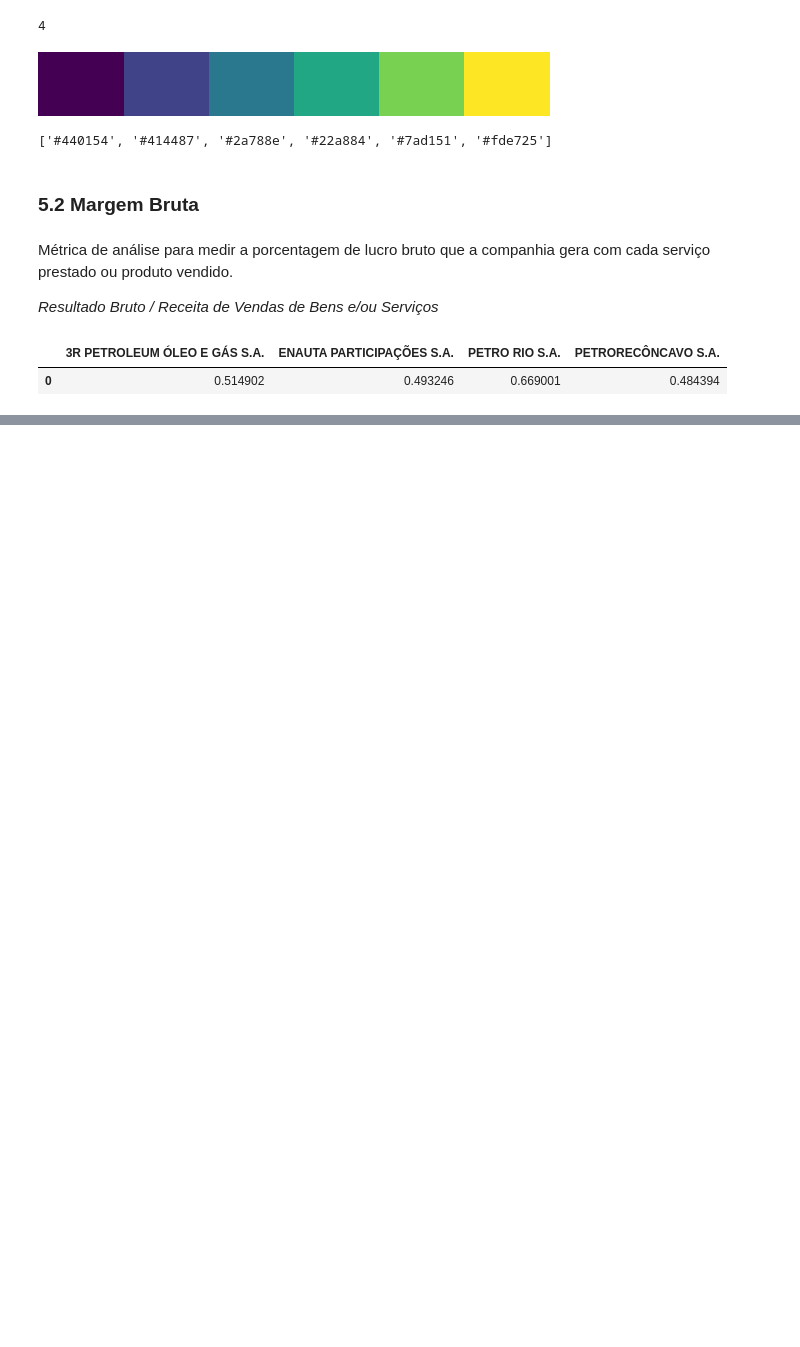
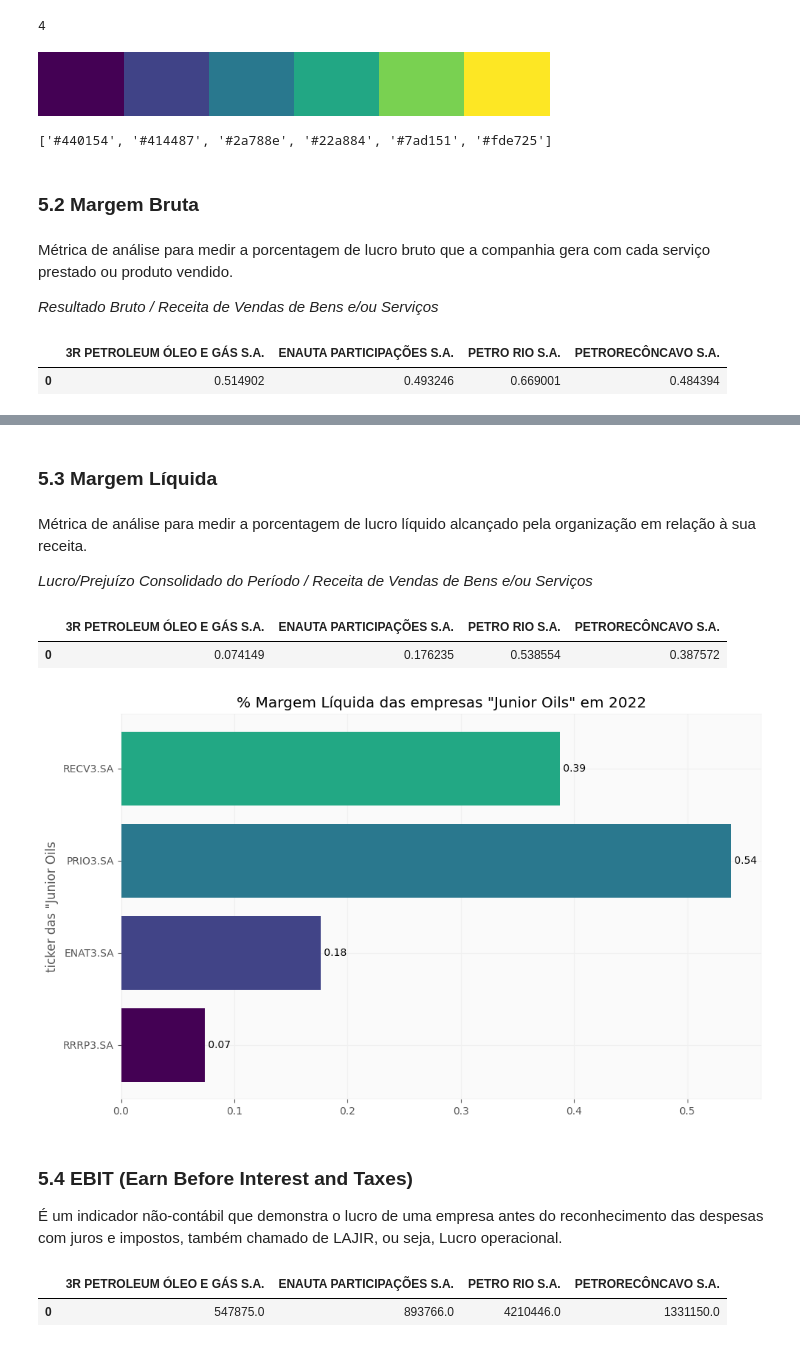
Before and after one commit to Wsouza36/Ciencia-de-Dados---PUC, a Jupyter notebook: MVP_CD_Análise_Financeira.ipynb, the cells around one changed output, grey strips where cells are left out. Cells and saved outputs as stored; diff of their text form; code cells hidden in the pictures; blank space fills up the shorter version.

```diff
--- a/MVP_CD_Análise_Financeira.ipynb
+++ b/MVP_CD_Análise_Financeira.ipynb
@@ -762,0 +763,70 @@ plt.show()
+# %% [markdown]
+### 5.3 Margem Líquida
+# %% [markdown]
+Métrica de análise para medir a porcentagem de lucro líquido alcançado pela organização em relação à sua receita.
+
+*Lucro/Prejuízo Consolidado do Período / Receita de Vendas de Bens e/ou Serviços*
+# %%
+#Criar uma função chamada margem_liquida
+
+margem_liquida = pd.DataFrame()
+
+for i in range(0,n_empresas):
+     calculo_margem_liq = pd.Series((df_dre.loc[lista_de_empresas[i],:].loc['Lucro/Prejuízo Consolidado do Período'].iloc[-1,0])/(df_dre.loc[lista_de_empresas[i],:].loc['Receita de Venda de Bens e/ou Serviços'].iloc[-1,0]))
+     margem_liquida = pd.concat([margem_liquida, calculo_margem_liq], axis=1)
+
+margem_liquida.columns = lista_de_empresas
+
+margem_liquida
+# %% [output]
+|  | 3R PETROLEUM ÓLEO E GÁS S.A. | ENAUTA PARTICIPAÇÕES S.A. | PETRO RIO S.A. | PETRORECÔNCAVO S.A. |
+| 0 | 0.074149 | 0.176235 | 0.538554 | 0.387572 |
+# %%
+# Prepara a figura (fig) e a área do gráfico (ax) com largura 10 e altura 6 (em polegadas)
+fig, ax = plt.subplots(figsize = (10, 6))
+
+# Plota o gráfico de barras
+b1 = ax.barh(y = tickers, width = margem_liquida.iloc[-1], color = coresViridis)
+
+# Acrescenta os valores sobre as barras
+for i, rect in enumerate(b1.patches):
+    width = rect.get_width()
+    ax.text(
+        x = width,                             # posição x
+        y = rect.get_y() + rect.get_height() / 2,   # posição y
+        s = " {:.2f}".format(rect.get_width()),      # string com o valor
+        ha = "left",                                # alinhamento na horizontal
+        va = "center"                               # alinhamento na vertical
+    )
+
+# Acrescenta um título ao gráfico
+plt.title('% Margem Líquida das empresas "Junior Oils" em 2022')
+
+# Define os rótulos dos eixos
+# plt.xlabel('país') # como já está no título, não é necessário
+plt.ylabel('ticker das "Junior Oils') # é importante esclarecer a unidade e a ordem de grandeza
+
+
+# Ajusta as margens do gráfico (para eliminar margens desnecessárias)
+plt.tight_layout()
+# %% [output]
+[figure, added]
+# %% [markdown]
+### 5.4 EBIT (Earn Before Interest and Taxes)
+
+ É um indicador não-contábil que demonstra o lucro de uma empresa antes do reconhecimento das despesas com juros e impostos, também chamado de LAJIR, ou seja, Lucro operacional.
+# %%
+ebit_ajustado = pd.DataFrame()
+
+for i in range(0, n_empresas):
+  ebit_ajustado_ = pd.Series(df_dre.loc[lista_de_empresas[i],:].loc['Receita de Venda de Bens e/ou Serviços'].iloc[-1,0]+
+                             df_dre.loc[lista_de_empresas[i],:].loc['Custo dos Bens e/ou Serviços Vendidos'].iloc[-1,0]+
+                             df_dre.loc[lista_de_empresas[i],:].loc['Despesas com Vendas'].iloc[-1,0]+
+                             df_dre.loc[lista_de_empresas[i],:].loc['Despesas Gerais e Administrativas'].iloc[-1,0])
+  ebit_ajustado = pd.concat([ebit_ajustado, ebit_ajustado_], axis=1)
+ebit_ajustado.columns=lista_de_empresas
+
+ebit_ajustado
+# %% [output]
+|  | 3R PETROLEUM ÓLEO E GÁS S.A. | ENAUTA PARTICIPAÇÕES S.A. | PETRO RIO S.A. | PETRORECÔNCAVO S.A. |
+| 0 | 547875.0 | 893766.0 | 4210446.0 | 1331150.0 |
```
Also changed, not shown: parts of 37 cells of this notebook.
